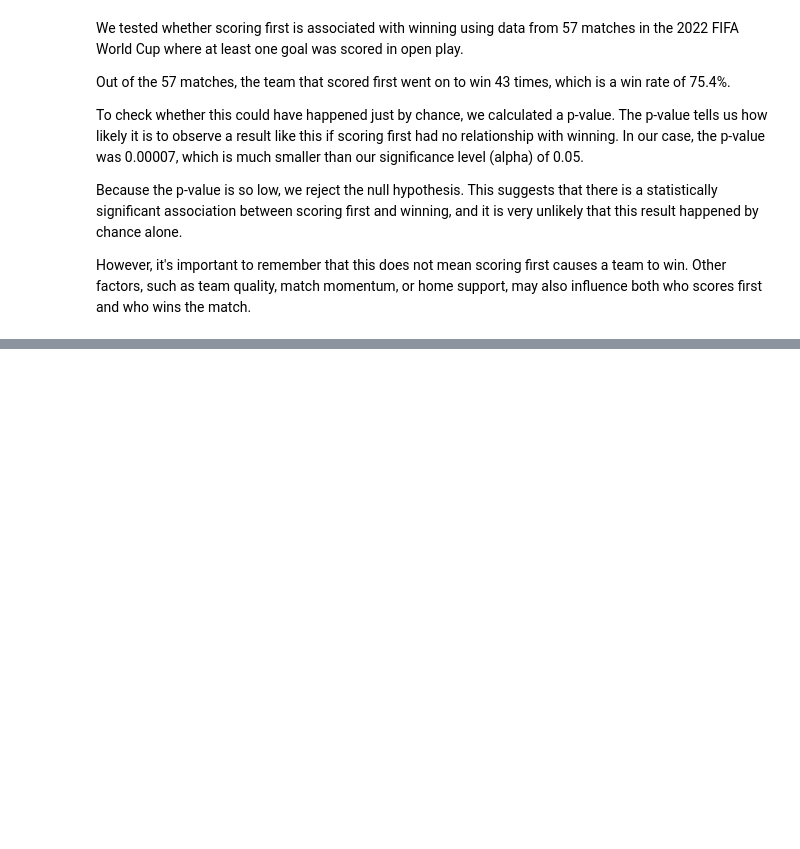
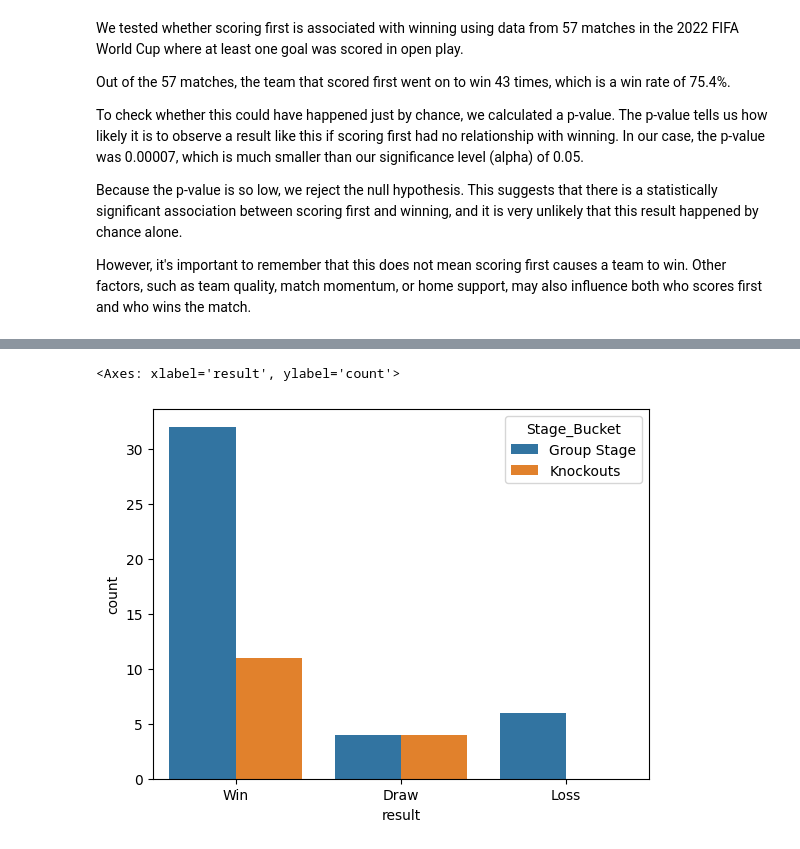
Before and after one commit to Akhilmehra22/analytics-portfolio, a Jupyter notebook: fifa/scoring-first-analysis.ipynb, the cells around one changed output, grey strips where cells are left out. Saved outputs shown, nothing was run; the diff lists cells and outputs as text; code cells hidden in the pictures; blank space fills up the shorter version.

```diff
--- a/fifa/scoring-first-analysis.ipynb
+++ b/fifa/scoring-first-analysis.ipynb
@@ -404,0 +481,2 @@ However, it's important to remember that this does not mean scoring first causes
+# %%
+stage_lookup = matches[['match_id','competition_stage']]
@@ -404,0 +499,2 @@ However, it's important to remember that this does not mean scoring first causes
+# %%
+match_analysis = match_analysis.merge(stage_lookup,on = 'match_id')
@@ -404,0 +521,2 @@ However, it's important to remember that this does not mean scoring first causes
+# %%
+match_analysis['Stage_Bucket'] = np.where(match_analysis['competition_stage'] == "Group Stage","Group Stage","Knockouts")
@@ -404,0 +565,5 @@ However, it's important to remember that this does not mean scoring first causes
+# %%
+sns.countplot(data=match_analysis, x='result', hue='Stage_Bucket', order=['Win','Draw','Loss'])
+# %% [output]
+<Axes: xlabel='result', ylabel='count'>
+[figure, added]
```
Also changed, not shown: parts of 16 cells of this notebook.
